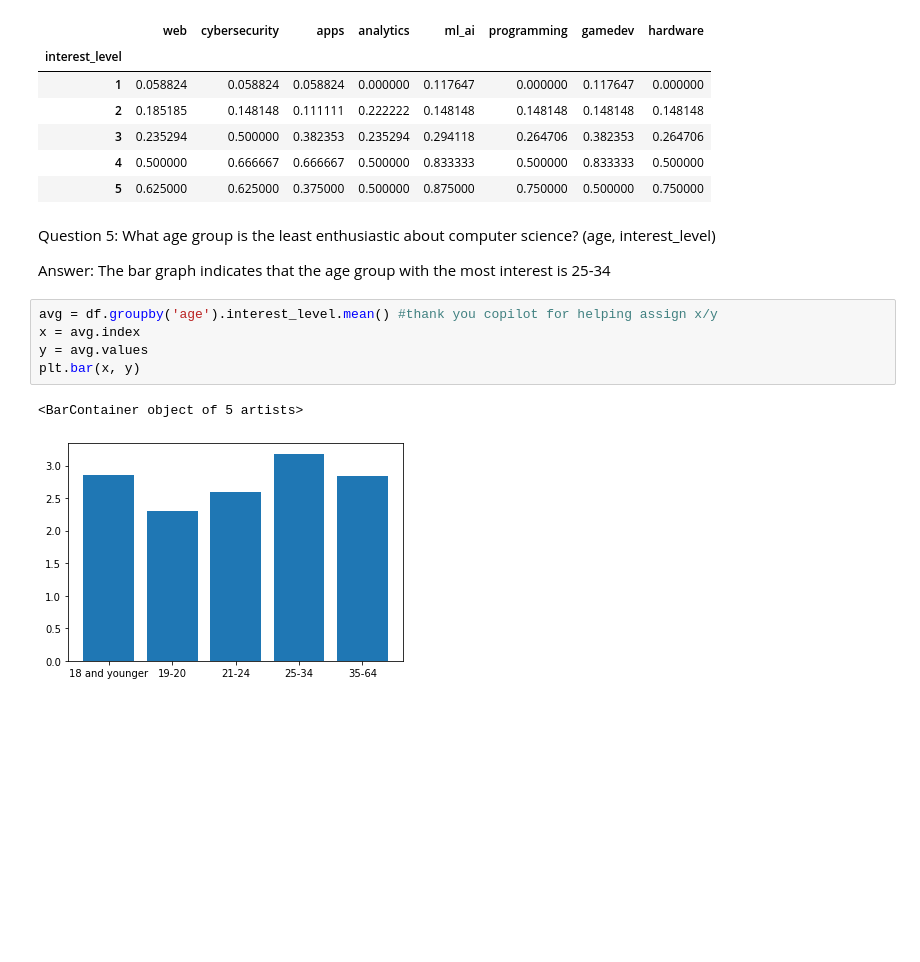
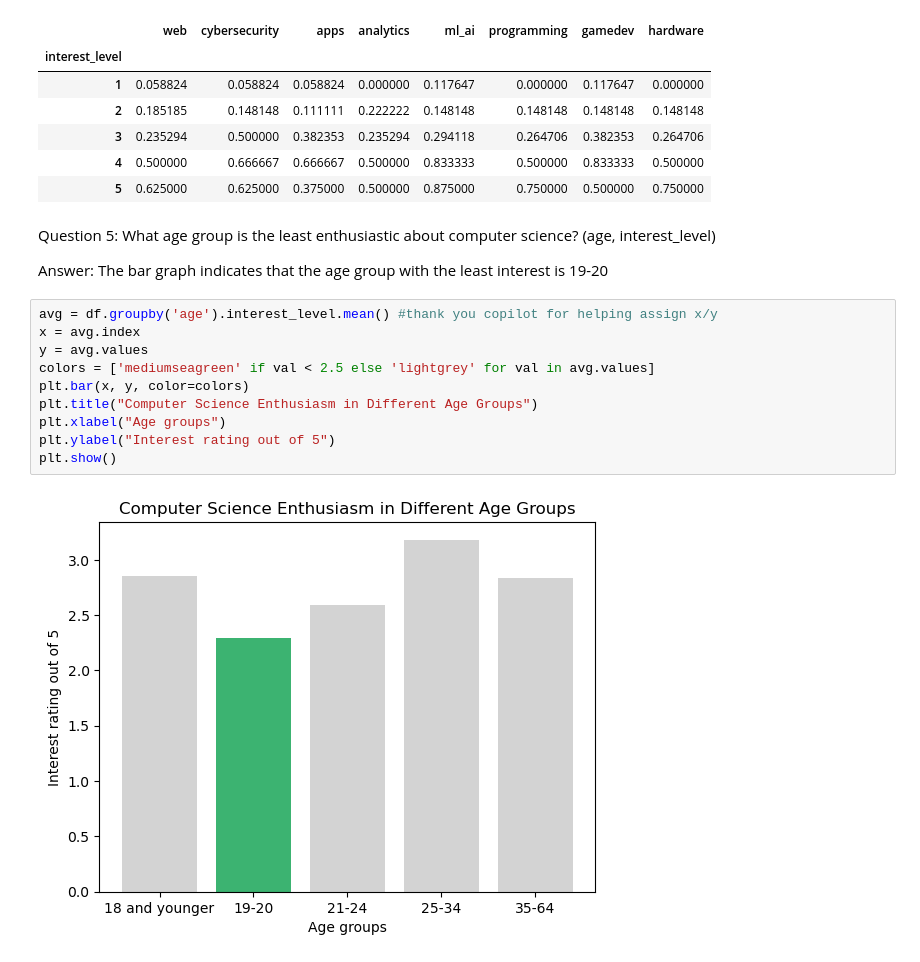
Before and after one commit to ccm-maxwellio/Project-1, a Jupyter notebook: Non-Majors Survey Results(2)/Part 3.ipynb, the cells around one changed output. Cells and saved outputs as stored; diff of their text form; blank space fills up the shorter version.

Commit message:
Changed Graph 5

```diff
--- a/Non-Majors Survey Results(2)/Part 3.ipynb
+++ b/Non-Majors Survey Results(2)/Part 3.ipynb
@@ -119,12 +119,16 @@ df.groupby('interest_level')[['web','cybersecurity','apps','analytics','curiosit
 # %% [markdown]
 Question 5: What age group is the least enthusiastic about computer science? (age, interest_level)
 
-Answer: The bar graph indicates that the age group with the most interest is 25-34
+Answer: The bar graph indicates that the age group with the least interest is 19-20
 # %%
 avg = df.groupby('age').interest_level.mean() #thank you copilot for helping assign x/y
 x = avg.index
 y = avg.values
-plt.bar(x, y)
+colors = ['mediumseagreen' if val < 2.5 else 'lightgrey' for val in avg.values]
+plt.bar(x, y, color=colors)
+plt.title("Computer Science Enthusiasm in Different Age Groups")
+plt.xlabel("Age groups")
+plt.ylabel("Interest rating out of 5")
+plt.show()
 # %% [output]
-<BarContainer object of 5 artists>
-[figure, old version]
+[figure, new version]
```
